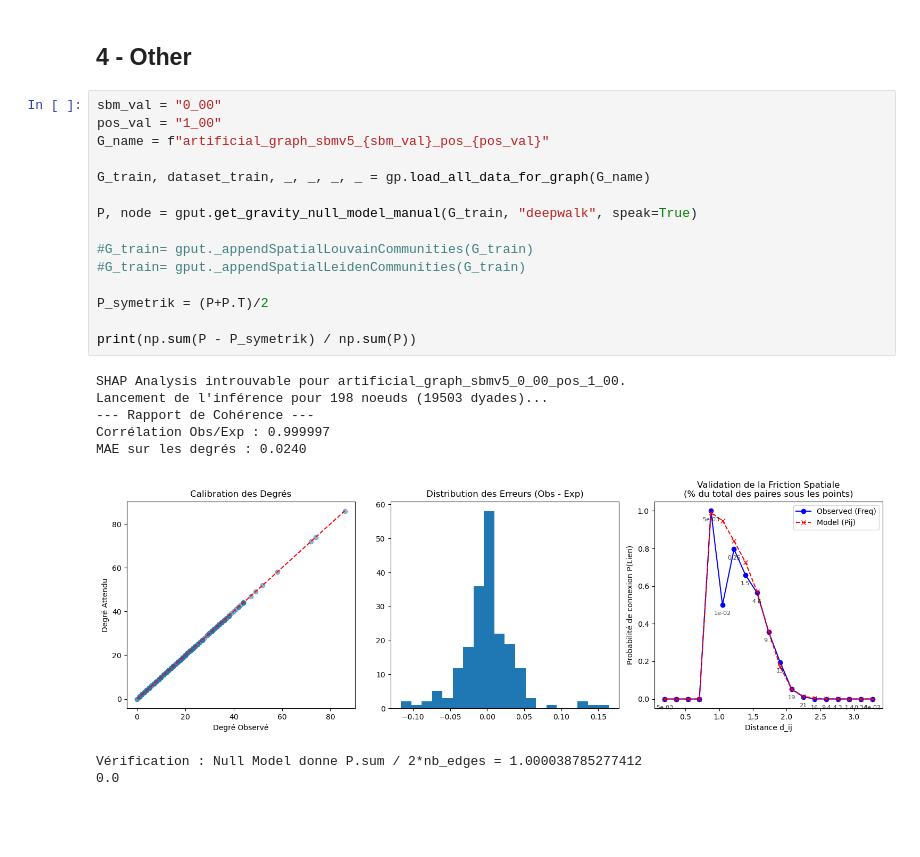
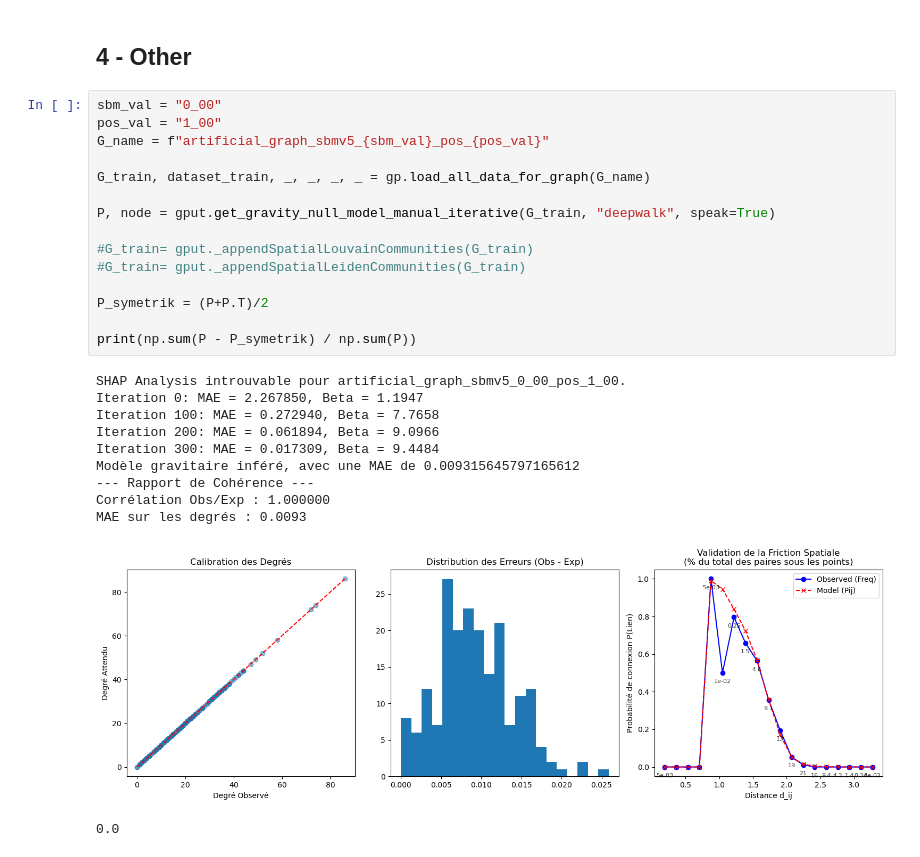
Before and after one commit to DeankoontzG/SHAP-like-Graph-Analysis, a Jupyter notebook: Performance_Analysis.ipynb, the cells around one changed output. Saved outputs shown, nothing was run; the diff lists cells and outputs as text; blank space fills up the shorter version.

```diff
--- a/Performance_Analysis.ipynb
+++ b/Performance_Analysis.ipynb
@@ -1840,24 +1840,27 @@ Score de base avec ['surprise_density', 'sbm_density', 'significance_density'] :
 # %%
 sbm_val = "0_00"
 pos_val = "1_00"
 G_name = f"artificial_graph_sbmv5_{sbm_val}_pos_{pos_val}"
 
 G_train, dataset_train, _, _, _, _ = gp.load_all_data_for_graph(G_name)
 
-P, node = gput.get_gravity_null_model_manual(G_train, "deepwalk", speak=True)
+P, node = gput.get_gravity_null_model_manual_iterative(G_train, "deepwalk", speak=True)
 
 #G_train= gput._appendSpatialLouvainCommunities(G_train)
 #G_train= gput._appendSpatialLeidenCommunities(G_train)
 
 P_symetrik = (P+P.T)/2
 
 print(np.sum(P - P_symetrik) / np.sum(P))
 # %% [output]
 SHAP Analysis introuvable pour artificial_graph_sbmv5_0_00_pos_1_00.
-Lancement de l'inférence pour 198 noeuds (19503 dyades)...
+Iteration 0: MAE = 2.267850, Beta = 1.1947
+Iteration 100: MAE = 0.272940, Beta = 7.7658
+Iteration 200: MAE = 0.061894, Beta = 9.0966
+Iteration 300: MAE = 0.017309, Beta = 9.4484
+Modèle gravitaire inféré, avec une MAE de 0.009315645797165612
 --- Rapport de Cohérence ---
-Corrélation Obs/Exp : 0.999997
-MAE sur les degrés : 0.0240
+Corrélation Obs/Exp : 1.000000
+MAE sur les degrés : 0.0093
-[figure, old version]
+[figure, new version]
-Vérification : Null Model donne P.sum / 2*nb_edges = 1.000038785277412
 0.0
```
Also changed, not shown: 1 other file.
